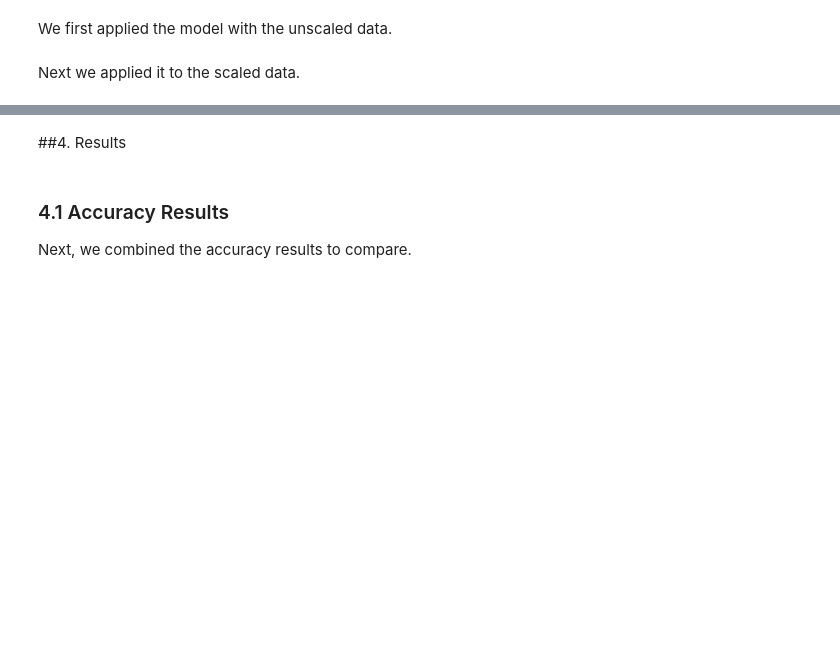
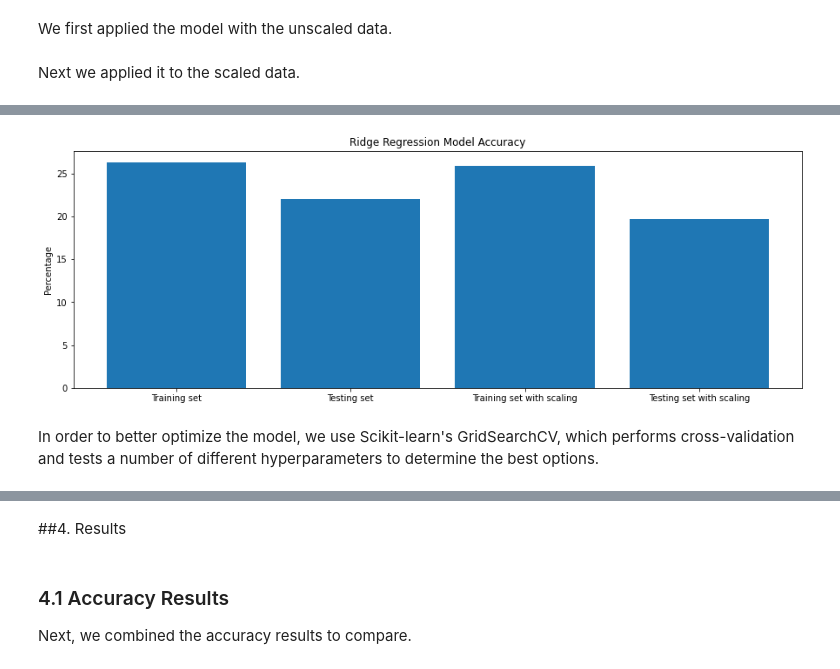
Before and after one commit to anthonyyoussef01/BasketballPointPrediction, a Jupyter notebook: DS4400_Project.ipynb, the cells around one changed output, grey strips where cells are left out. Drawn from its saved outputs; the diff is of its cells as text; code cells hidden in the pictures; blank space fills up the shorter version.

```diff
--- a/DS4400_Project.ipynb
+++ b/DS4400_Project.ipynb
@@ -382,0 +320,15 @@ XGBoost Accuracy:
+# %%
+# create and fit the Ridge Regression model
+ridge_reg = Ridge()
+ridge_reg.fit(X=X_train, y= y_train)
+
+ridge_train_pred = ridge_reg.predict(X_train)
+ridge_test_pred = ridge_reg.predict(X_test)
+
+# computer explained_variance_score
+ridge_train_variance = explained_variance_score(y_train, ridge_train_pred)
+ridge_test_variance = explained_variance_score(y_test, ridge_test_pred)
+
+# compute accuracy
+ridge_train_accuracy = ridge_reg.score(X_train, y_train)
+ridge_test_accuracy = ridge_reg.score(X_test, y_test)
@@ -382,0 +337,15 @@ XGBoost Accuracy:
+# %%
+# create and fit the Ridge Regression moodel with scaled data
+ridge_reg_scaled = Ridge()
+ridge_reg_scaled.fit(X=X_train_scaled, y= y_train)
+
+ridge_train_pred_scaled = ridge_reg_scaled.predict(X_train_scaled)
+ridge_test_pred_scaled = ridge_reg_scaled.predict(X_test_scaled)
+
+# computer explained_variance_score
+ridge_train_variance_scaled = explained_variance_score(y_train, ridge_train_pred_scaled)
+ridge_test_variance_scaled = explained_variance_score(y_test, ridge_test_pred_scaled)
+
+# compute accuracy
+ridge_train_accuracy_scaled = ridge_reg_scaled.score(X_train_scaled, y_train)
+ridge_test_accuracy_scaled = ridge_reg_scaled.score(X_test_scaled, y_test)
@@ -382,0 +377,19 @@ XGBoost Accuracy:
+# %%
+import matplotlib.pyplot as plt
+
+xAxis = ["Training set", "Testing set",
+         "Training set with scaling",
+         "Testing set with scaling"]
+yAxis = [ridge_train_accuracy*100, ridge_test_accuracy*100,
+         ridge_train_accuracy_scaled*100, ridge_test_accuracy_scaled*100]
+
+plt.figure(figsize=(15, 5))
+plt.bar(xAxis,yAxis)
+plt.title('Ridge Regression Model Accuracy')
+plt.ylabel('Percentage')
+
+plt.show()
+# %% [output]
+[figure, added]
+# %% [markdown]
+In order to better optimize the model, we use Scikit-learn's GridSearchCV, which performs cross-validation and tests a number of different hyperparameters to determine the best options.
```
Also changed, not shown: parts of 90 cells of this notebook.
